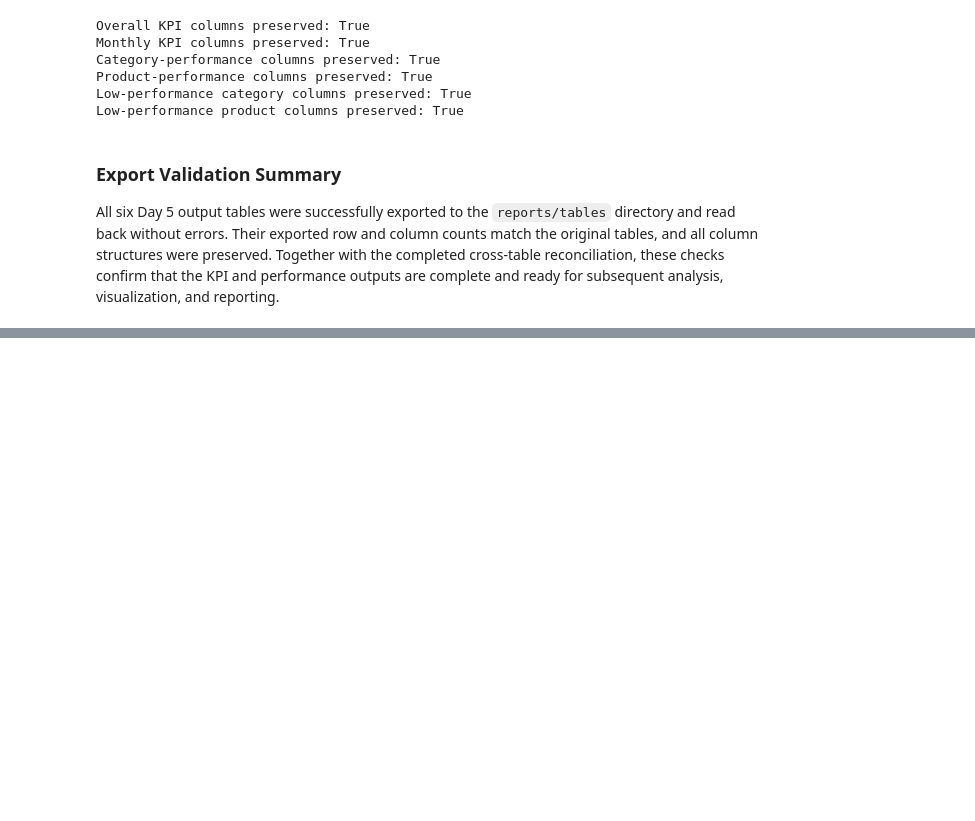
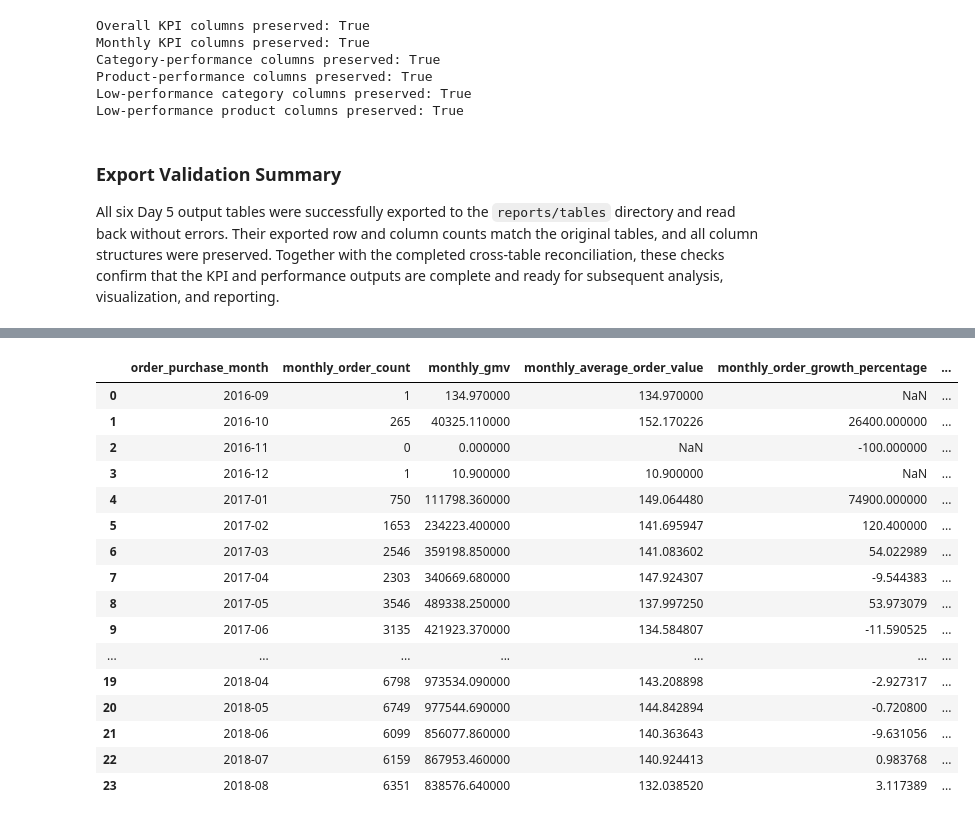
Before and after one commit to Yash1thHJ/DataAnalyst, a Jupyter notebook: notebooks/05_kpi_analysis_and_business_insights.ipynb, the cells around one changed output, grey strips where cells are left out. Saved outputs shown, nothing was run; the diff lists cells and outputs as text; code cells hidden in the pictures; blank space fills up the shorter version.

Commit message:
Complete monthly SQL KPIs and reconcile with Python

```diff
--- a/notebooks/05_kpi_analysis_and_business_insights.ipynb
+++ b/notebooks/05_kpi_analysis_and_business_insights.ipynb
@@ -2081,0 +2097,31 @@ All six Day 5 output tables were successfully exported to the `reports/tables` d
+# %%
+# Display the Python monthly measures that correspond to the SQL output.
+comparison_columns = [
+    'order_purchase_month',
+    'monthly_order_count',
+    'monthly_gmv',
+    'monthly_average_order_value',
+    'monthly_order_growth_percentage',
+    'monthly_gmv_growth_percentage'
+]
+
+with pd.option_context('display.max_rows', None, 'display.max_columns', None,  'display.float_format', '{:.6f}'.format):
+    display(monthly_kpi_summary[comparison_columns])
+# %% [output]
+|  | order_purchase_month | monthly_order_count | monthly_gmv | monthly_average_order_value | monthly_order_growth_percentage | ... |
+| 0 | 2016-09 | 1 | 134.970000 | 134.970000 | NaN | ... |
+| 1 | 2016-10 | 265 | 40325.110000 | 152.170226 | 26400.000000 | ... |
+| 2 | 2016-11 | 0 | 0.000000 | NaN | -100.000000 | ... |
+| 3 | 2016-12 | 1 | 10.900000 | 10.900000 | NaN | ... |
+| 4 | 2017-01 | 750 | 111798.360000 | 149.064480 | 74900.000000 | ... |
+| 5 | 2017-02 | 1653 | 234223.400000 | 141.695947 | 120.400000 | ... |
+| 6 | 2017-03 | 2546 | 359198.850000 | 141.083602 | 54.022989 | ... |
+| 7 | 2017-04 | 2303 | 340669.680000 | 147.924307 | -9.544383 | ... |
+| 8 | 2017-05 | 3546 | 489338.250000 | 137.997250 | 53.973079 | ... |
+| 9 | 2017-06 | 3135 | 421923.370000 | 134.584807 | -11.590525 | ... |
+| ... | ... | ... | ... | ... | ... | ... |
+| 19 | 2018-04 | 6798 | 973534.090000 | 143.208898 | -2.927317 | ... |
+| 20 | 2018-05 | 6749 | 977544.690000 | 144.842894 | -0.720800 | ... |
+| 21 | 2018-06 | 6099 | 856077.860000 | 140.363643 | -9.631056 | ... |
+| 22 | 2018-07 | 6159 | 867953.460000 | 140.924413 | 0.983768 | ... |
+| 23 | 2018-08 | 6351 | 838576.640000 | 132.038520 | 3.117389 | ... |
```
Also changed, not shown: parts of 1 cell of this notebook, 2 other files.
